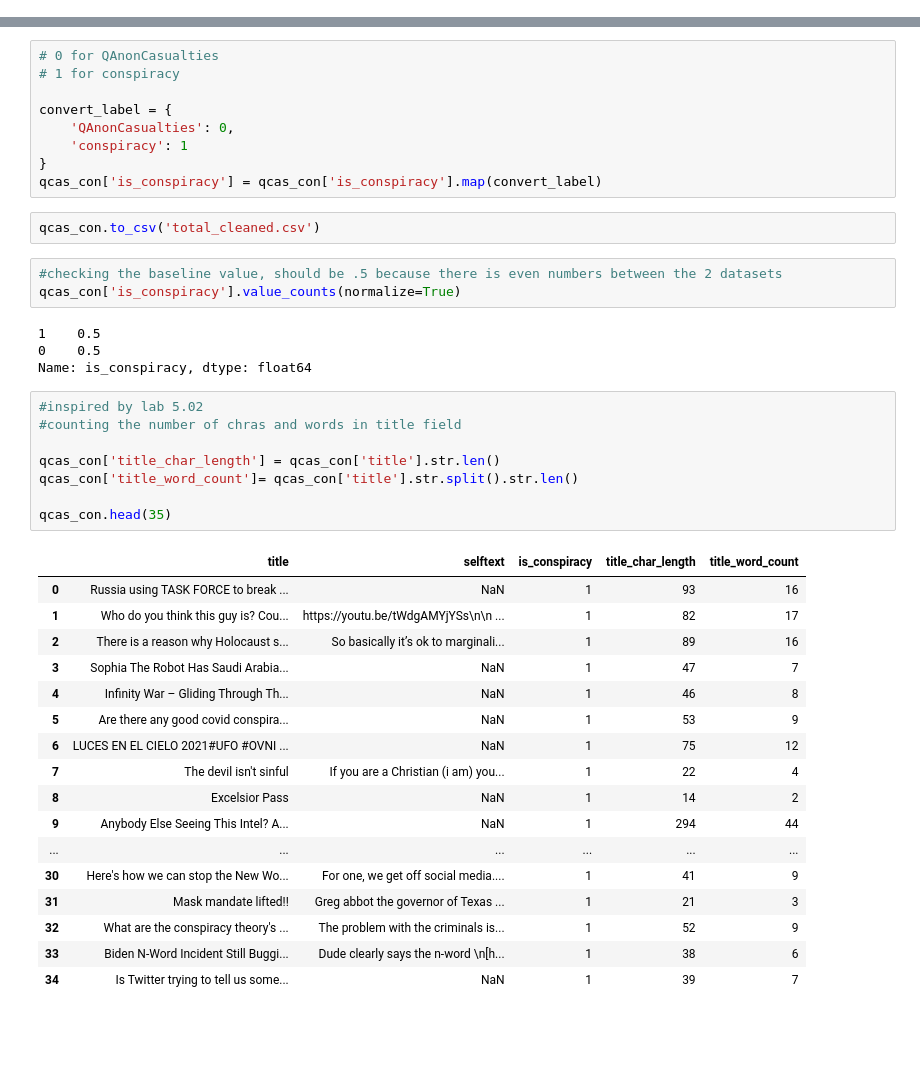
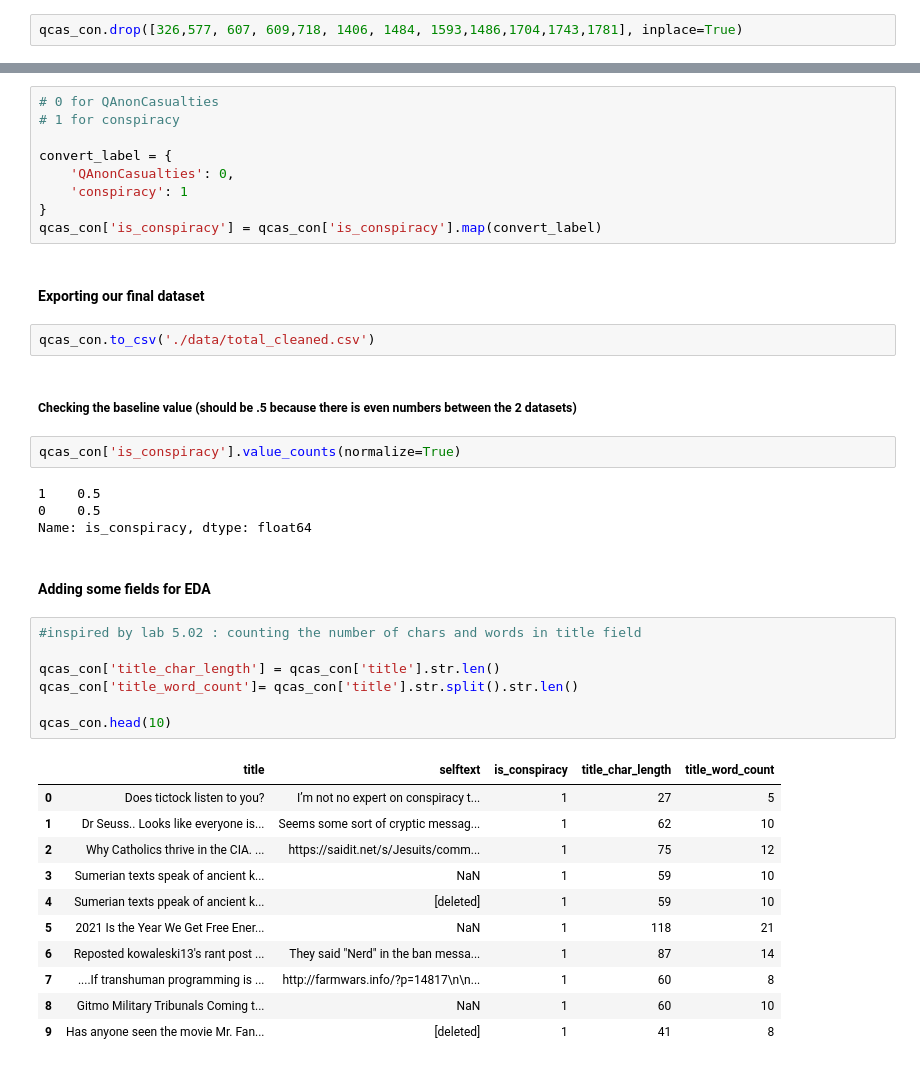
Before and after one commit to mduff12/mduff12, a Jupyter notebook: projects/project3/project_3-master/02 EDA.ipynb, the cells around one changed output, grey strips where cells are left out. Cells and saved outputs as stored; diff of their text form; blank space fills up the shorter version.

```diff
--- a/projects/project3/project_3-master/02 EDA.ipynb
+++ b/projects/project3/project_3-master/02 EDA.ipynb
@@ -35,0 +59,2 @@ qcas_con.head()
+# %%
+qcas_con.drop([326,577, 607, 609,718, 1406, 1484, 1593,1486,1704,1743,1781], inplace=True)
@@ -68,40 +100,38 @@ convert_label = {
     'conspiracy': 1
 }
 qcas_con['is_conspiracy'] = qcas_con['is_conspiracy'].map(convert_label)
+# %% [markdown]
+#### Exporting our final dataset
 # %%
-qcas_con.to_csv('total_cleaned.csv')
+qcas_con.to_csv('./data/total_cleaned.csv')
-# %%
-#checking the baseline value, should be .5 because there is even numbers between the 2 datasets
-qcas_con['is_conspiracy'].value_counts(normalize=True)
-# %% [output]
-1    0.5
-0    0.5
-Name: is_conspiracy, dtype: float64
+# %% [markdown]
+##### Checking the baseline value (should be .5 because there is even numbers between the 2 datasets)
+# %%
+qcas_con['is_conspiracy'].value_counts(normalize=True)
+# %% [output]
+1    0.5
+0    0.5
+Name: is_conspiracy, dtype: float64
+# %% [markdown]
+#### Adding some fields for EDA
 # %%
-#inspired by lab 5.02
-#counting the number of chras and words in title field
+#inspired by lab 5.02 : counting the number of chars and words in title field
 
 qcas_con['title_char_length'] = qcas_con['title'].str.len()
 qcas_con['title_word_count']= qcas_con['title'].str.split().str.len()
 
-qcas_con.head(35)
+qcas_con.head(10)
 # %% [output]
 |  | title | selftext | is_conspiracy | title_char_length | title_word_count |
-| 0 | Russia using TASK FORCE to break ... | NaN | 1 | 93 | 16 |
-| 1 | Who do you think this guy is? Cou... | https://youtu.be/tWdgAMYjYSs\n\n ... | 1 | 82 | 17 |
-| 2 | There is a reason why Holocaust s... | So basically it’s ok to marginali... | 1 | 89 | 16 |
-| 3 | Sophia The Robot Has Saudi Arabia... | NaN | 1 | 47 | 7 |
-| 4 | Infinity War – Gliding Through Th... | NaN | 1 | 46 | 8 |
-| 5 | Are there any good covid conspira... | NaN | 1 | 53 | 9 |
-| 6 | LUCES EN EL CIELO 2021#UFO #OVNI ... | NaN | 1 | 75 | 12 |
-| 7 | The devil isn't sinful | If you are a Christian (i am) you... | 1 | 22 | 4 |
-| 8 | Excelsior Pass | NaN | 1 | 14 | 2 |
-| 9 | Anybody Else Seeing This Intel? A... | NaN | 1 | 294 | 44 |
-| ... | ... | ... | ... | ... | ... |
-| 30 | Here's how we can stop the New Wo... | For one, we get off social media.... | 1 | 41 | 9 |
-| 31 | Mask mandate lifted!! | Greg abbot the governor of Texas ... | 1 | 21 | 3 |
-| 32 | What are the conspiracy theory's ... | The problem with the criminals is... | 1 | 52 | 9 |
-| 33 | Biden N-Word Incident Still Buggi... | Dude clearly says the n-word \n[h... | 1 | 38 | 6 |
-| 34 | Is Twitter trying to tell us some... | NaN | 1 | 39 | 7 |
+| 0 | Does tictock listen to you? | I’m not no expert on conspiracy t... | 1 | 27 | 5 |
+| 1 | Dr Seuss.. Looks like everyone is... | Seems some sort of cryptic messag... | 1 | 62 | 10 |
+| 2 | Why Catholics thrive in the CIA. ... | https://saidit.net/s/Jesuits/comm... | 1 | 75 | 12 |
+| 3 | Sumerian texts speak of ancient k... | NaN | 1 | 59 | 10 |
+| 4 | Sumerian texts ppeak of ancient k... | [deleted] | 1 | 59 | 10 |
+| 5 | 2021 Is the Year We Get Free Ener... | NaN | 1 | 118 | 21 |
+| 6 | Reposted kowaleski13's rant post ... | They said "Nerd" in the ban messa... | 1 | 87 | 14 |
+| 7 | ....If transhuman programming is ... | http://farmwars.info/?p=14817\n\n... | 1 | 60 | 8 |
+| 8 | Gitmo Military Tribunals Coming t... | NaN | 1 | 60 | 10 |
+| 9 | Has anyone seen the movie Mr. Fan... | [deleted] | 1 | 41 | 8 |
 # %%
 pd.options.display.max_rows = 999
```
Also changed, not shown: parts of 45 cells of this notebook, 19 other files.
